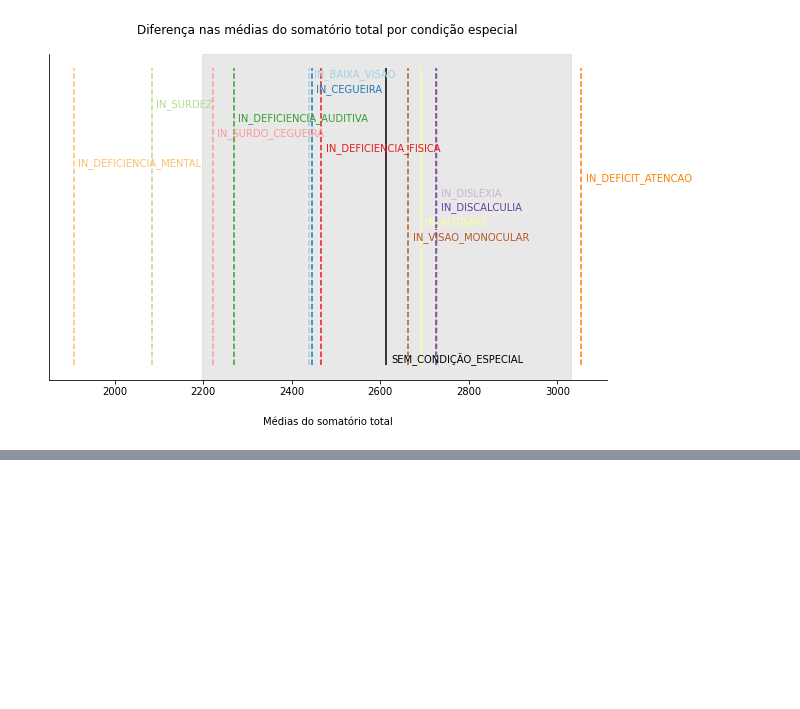
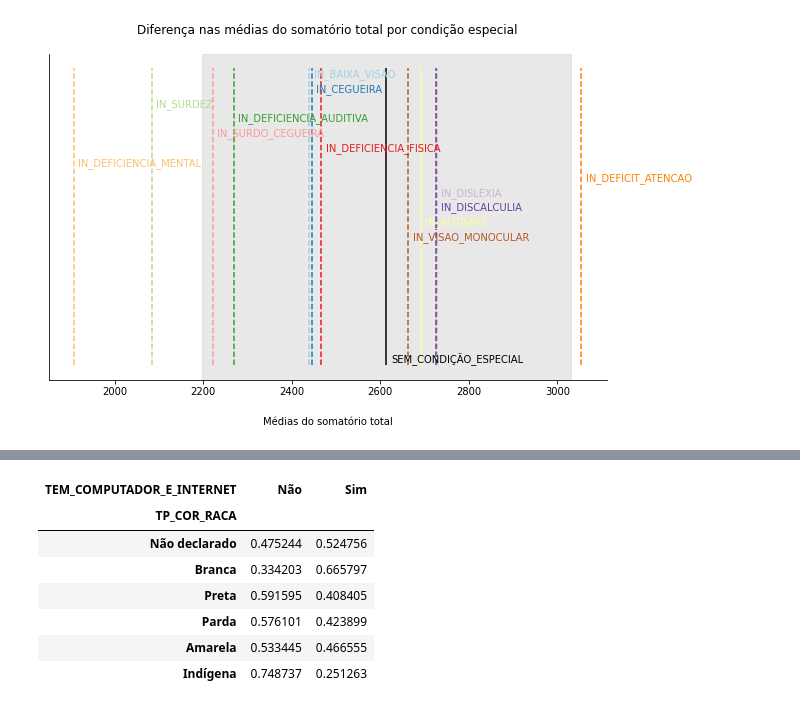
Before and after one commit to vinismachadoo/alura-imersao-dados-2, a Jupyter notebook: microdados_enem_2019.ipynb, the cells around one changed output, grey strips where cells are left out. Cells and saved outputs as stored; diff of their text form; code cells hidden in the pictures; blank space fills up the shorter version.

```diff
--- a/microdados_enem_2019.ipynb
+++ b/microdados_enem_2019.ipynb
@@ -369,0 +429,13 @@ plt.show()
+# %%
+computador_internet_raca = enem.groupby('TP_COR_RACA')['TEM_COMPUTADOR_E_INTERNET'].value_counts(normalize=True).unstack()
+computador_internet_raca.rename(index={0:'Não declarado',1:'Branca',2:'Preta',3:'Parda',4:'Amarela',5:'Indígena'}, inplace=True)
+computador_internet_raca
+# %% [output]
+| TEM_COMPUTADOR_E_INTERNET | Não | Sim |
+| TP_COR_RACA |  |  |
+| Não declarado | 0.475244 | 0.524756 |
+| Branca | 0.334203 | 0.665797 |
+| Preta | 0.591595 | 0.408405 |
+| Parda | 0.576101 | 0.423899 |
+| Amarela | 0.533445 | 0.466555 |
+| Indígena | 0.748737 | 0.251263 |
```
Also changed, not shown: parts of 14 cells of this notebook.
